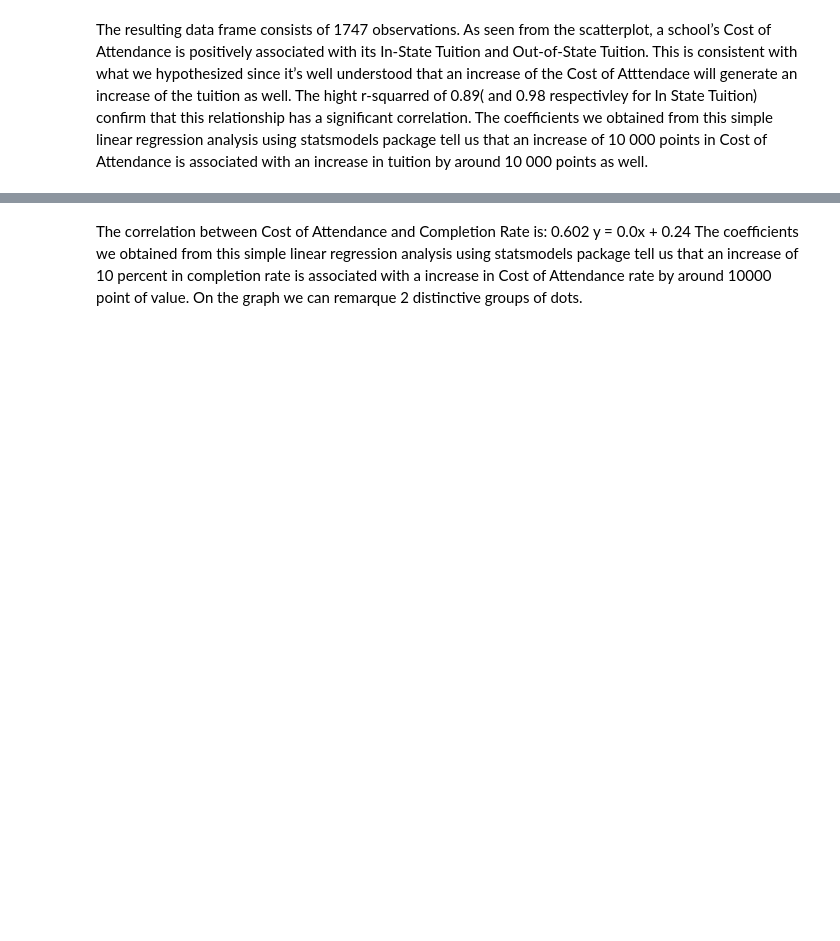
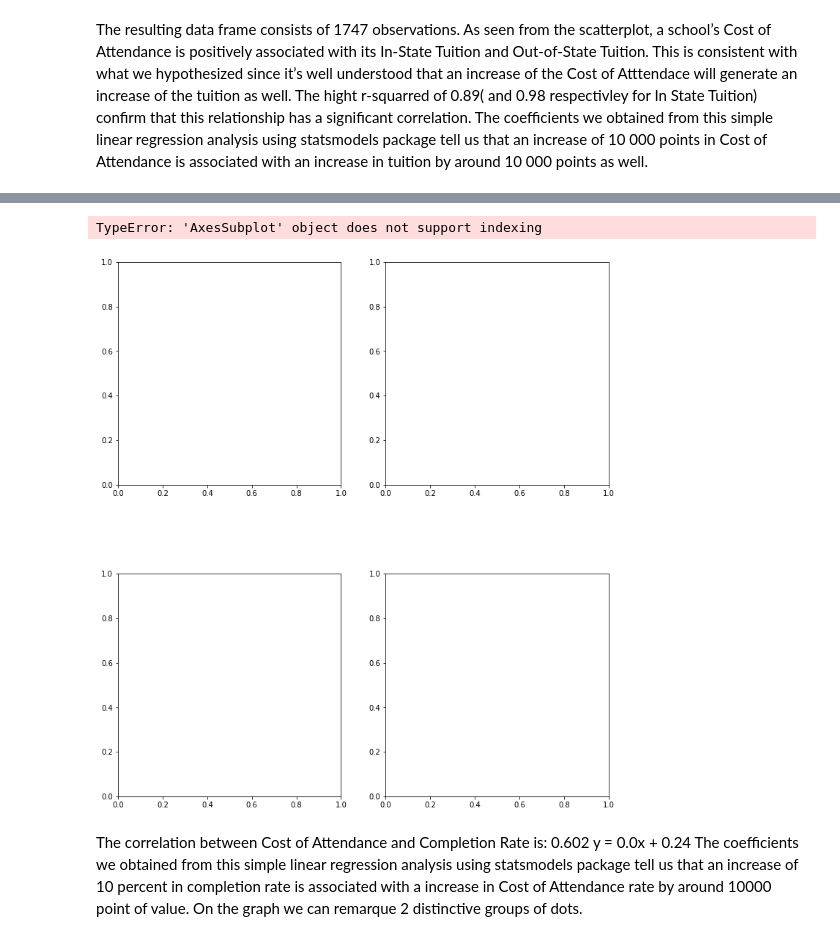
Before and after one commit to hyacob-89/project_one, a Jupyter notebook: project_one_nb.ipynb, the cells around one changed output, grey strips where cells are left out. Saved outputs shown, nothing was run; the diff lists cells and outputs as text; code cells hidden in the pictures; blank space fills up the shorter version.

```diff
--- a/project_one_nb.ipynb
+++ b/project_one_nb.ipynb
@@ -338,0 +424,29 @@ plt.savefig('outputs/CostofAttendanceVSCompletionRate.png')
+# %%
+# Calculate the correlation coefficient and linear regression model for Cost of Attendance and Out-of-State Tuition
+one_df = csc_data_final['Cost of Attendance']
+two_df = csc_data_final['Completion Rate']
+
+(slope, intercept, rvalue, pvalue, stderr) = stats.linregress(one_df,two_df)
+y = regress_values = one_df * slope + intercept
+print(regress_values)
+
+# Create line equation
+line_eq = "y = " + str(round(slope,2)) + "x + " + str(round(intercept,2))
+print(line_eq)
+
+# Plot the linear model with scatter plot
+plt.figure(figsize=(8,6))
+plt.scatter(one_df, two_df)
+f1 = plt.plot(one_df, regress_values, 'r--', alpha=0.2)
+
+# Label plot and annotate the line equation
+plt.annotate(line_eq,(50000,10000),fontsize=15,color="red")
+plt.xlabel('Cost of Attendance', size=15)
+plt.ylabel('Out-of-State Tuition', size=15)
+plt.title('Cost of Attendance vs Out-of-State Tuition', size=15)
+plt.xticks(size=12)
+plt.yticks(size=12)
+print(f"The correlation between Cost of Attendance and  Out-of-State Tuition is: {rvalue}")
+
+plt.show()
+plt.savefig('outputs/CostOfAttendanceVSInStateTuition.png')
@@ -341,17 +473,20 @@ plt.savefig('outputs/CostofAttendanceVSCompletionRate.png')
 # %%
 fig = plt.subplots(2,2,figsize=(12,15))
 plt.subplots_adjust(hspace = 0.4, top = 0.8)
 
 #plt.subplot(2, 2, 1)
-plt.plot(f1, ax=ax[0][0])
+plt.plot(y,one_df, ax=ax[0][0])
 
 #plt.subplot(2, 2, 2)
-plt.plot(f2,ax=ax[0][1])
+plt.plot(y1,one1_df,ax=ax[0][1])
 
 #plt.subplot(2, 2, 3)
-plt.plot(f3,ax=ax[1][0])
+plt.plot(y3, one3_df,ax=ax[1][0])
 
 #plt.subplot(2, 2, 4)
-plt.plot(f4,ax=ax[1][1])
+plt.plot(one4_df,two4_df, ax=ax[1][1])
 
 plt.show()
+# %% [output]
+TypeError: 'AxesSubplot' object does not support indexing
+[figure, added]
```
Also changed, not shown: parts of 18 cells of this notebook, 2 other files.
